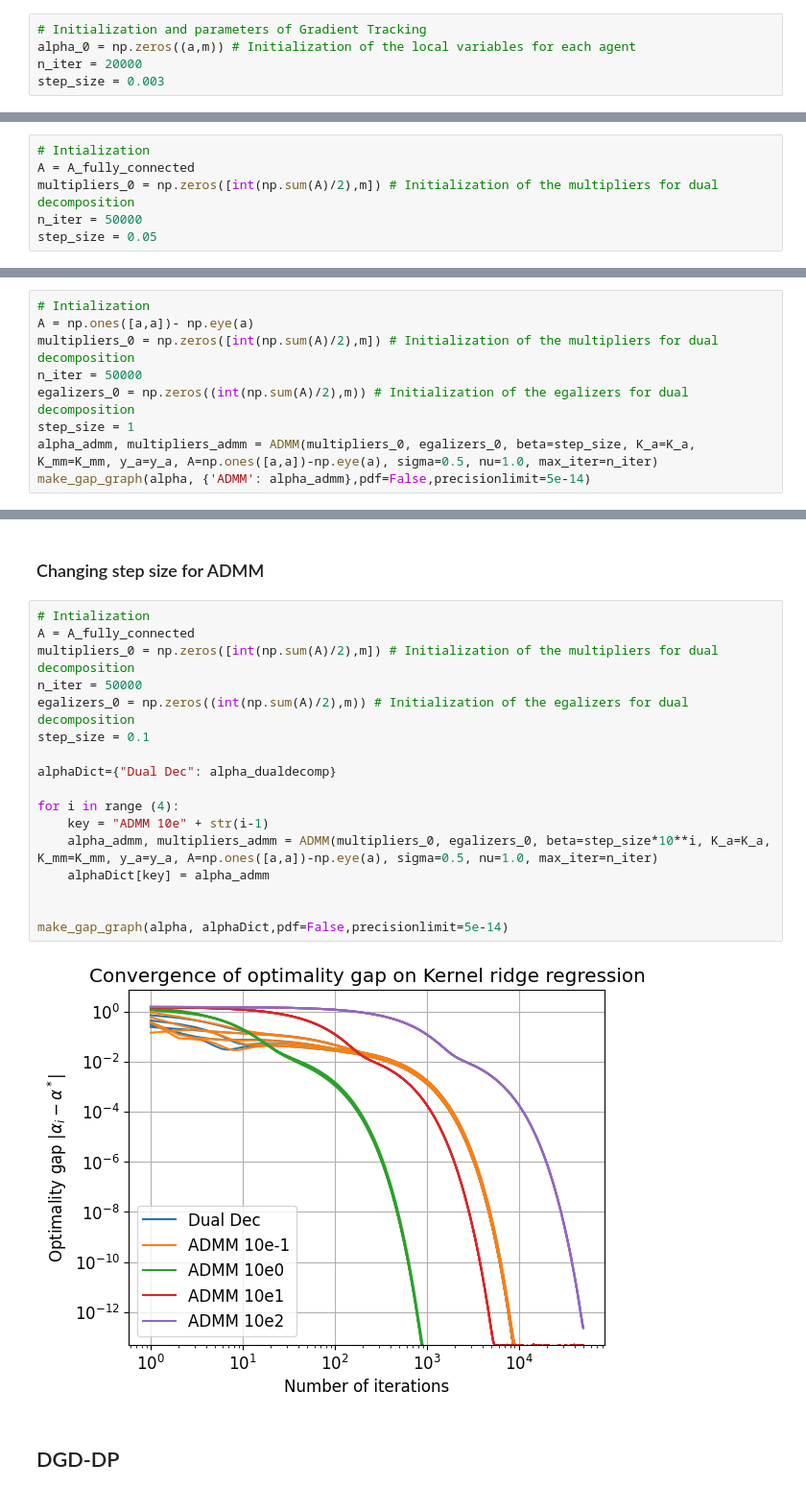
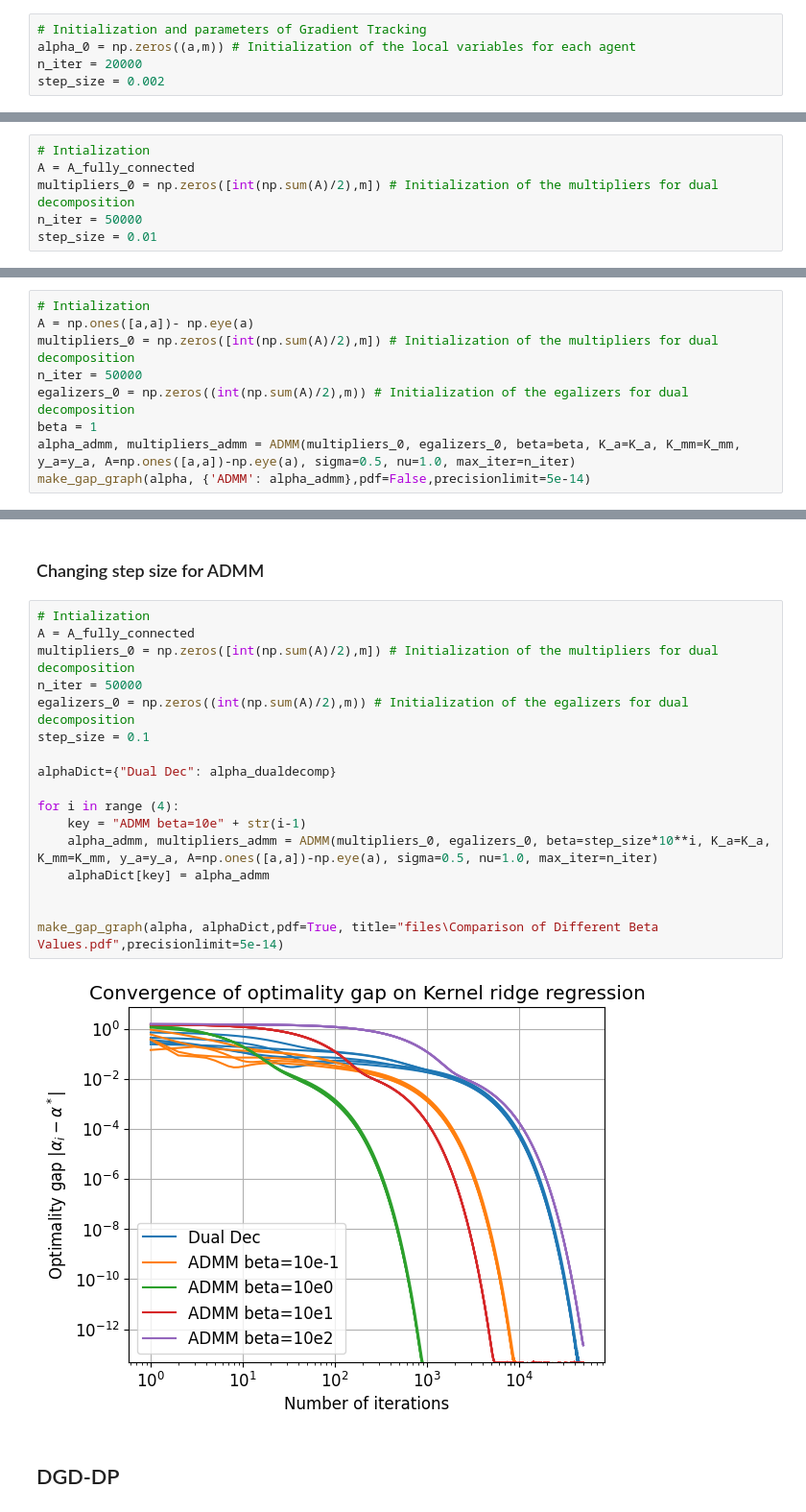
Before and after one commit to Loris-Manganelli/projet-cooperative-optimisation, a Jupyter notebook: Notebook.ipynb, the cells around one changed output, grey strips where cells are left out. Shown at 96% size. Drawn from its saved outputs; the diff is of its cells as text.

```diff
--- a/Notebook.ipynb
+++ b/Notebook.ipynb
@@ -93,7 +93,7 @@ make_gap_graph(alpha, alphaDict_DGD, pdf=False)
 # Initialization and parameters of Gradient Tracking
 alpha_0 = np.zeros((a,m)) # Initialization of the local variables for each agent
 n_iter = 20000
-step_size = 0.003
+step_size = 0.002
 # %%
 alpha_gt = GT(alpha_0, K_a, K_mm, y_a, W, sigma=0.5, nu=1.0, max_iter=n_iter, lr=step_size)
 make_gap_graph(alpha, {'GT': alpha_gt},pdf=False)
@@ -136,7 +136,7 @@ Fichiers 'plot_background_DGD_GT.pdf' et 'DGD_GT.tex' générés.
 A = A_fully_connected
 multipliers_0 = np.zeros([int(np.sum(A)/2),m]) # Initialization of the multipliers for dual decomposition
 n_iter = 50000
-step_size = 0.05
+step_size = 0.01
 # %%
 alpha_dualdecomp, multipliers = dual_decomposition(multipliers_0, K_a, K_mm, y_a, A, sigma=0.5, nu=1.0, max_iter=n_iter, lr=step_size)
 make_gap_graph(alpha, {'Dual Decomposition': alpha_dualdecomp},pdf=False,precisionlimit=5e-14)
@@ -185,8 +185,8 @@ A = np.ones([a,a])- np.eye(a)
 multipliers_0 = np.zeros([int(np.sum(A)/2),m]) # Initialization of the multipliers for dual decomposition
 n_iter = 50000
 egalizers_0 = np.zeros((int(np.sum(A)/2),m)) # Initialization of the egalizers for dual decomposition
-step_size = 1
-alpha_admm, multipliers_admm = ADMM(multipliers_0, egalizers_0, beta=step_size, K_a=K_a, K_mm=K_mm, y_a=y_a, A=np.ones([a,a])-np.eye(a), sigma=0.5, nu=1.0, max_iter=n_iter)
+beta = 1
+alpha_admm, multipliers_admm = ADMM(multipliers_0, egalizers_0, beta=beta, K_a=K_a, K_mm=K_mm, y_a=y_a, A=np.ones([a,a])-np.eye(a), sigma=0.5, nu=1.0, max_iter=n_iter)
 make_gap_graph(alpha, {'ADMM': alpha_admm},pdf=False,precisionlimit=5e-14)
 # %% [output]
 [figure]
@@ -204,22 +206,22 @@ make_gap_graph(alpha, alphaDict,pdf=False)
 # %%
 # Intialization
 A = A_fully_connected
 multipliers_0 = np.zeros([int(np.sum(A)/2),m]) # Initialization of the multipliers for dual decomposition
 n_iter = 50000
 egalizers_0 = np.zeros((int(np.sum(A)/2),m)) # Initialization of the egalizers for dual decomposition
 step_size = 0.1
 
 alphaDict={"Dual Dec": alpha_dualdecomp}
 
 for i in range (4):
-    key = "ADMM 10e" + str(i-1)
+    key = "ADMM beta=10e" + str(i-1)
     alpha_admm, multipliers_admm = ADMM(multipliers_0, egalizers_0, beta=step_size*10**i, K_a=K_a, K_mm=K_mm, y_a=y_a, A=np.ones([a,a])-np.eye(a), sigma=0.5, nu=1.0, max_iter=n_iter)
     alphaDict[key] = alpha_admm
 
 
-make_gap_graph(alpha, alphaDict,pdf=False,precisionlimit=5e-14)
+make_gap_graph(alpha, alphaDict,pdf=True, title="files\Comparison of Different Beta Values.pdf",precisionlimit=5e-14)
 # %% [output]
-[figure, old version]
+[figure, new version]
 # %% [markdown]
 ## DGD-DP
 # %%
```
Also changed, not shown: parts of 4 cells of this notebook, 10 other files.
